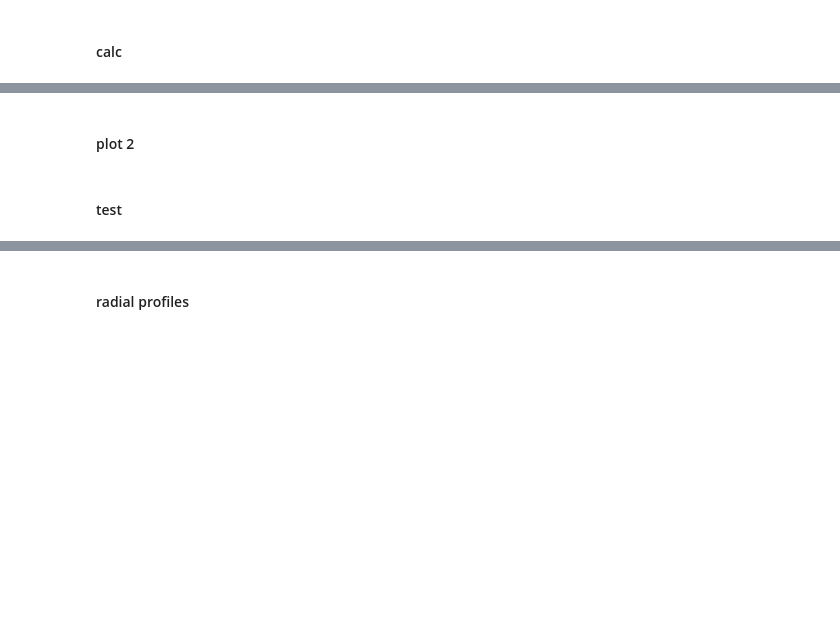
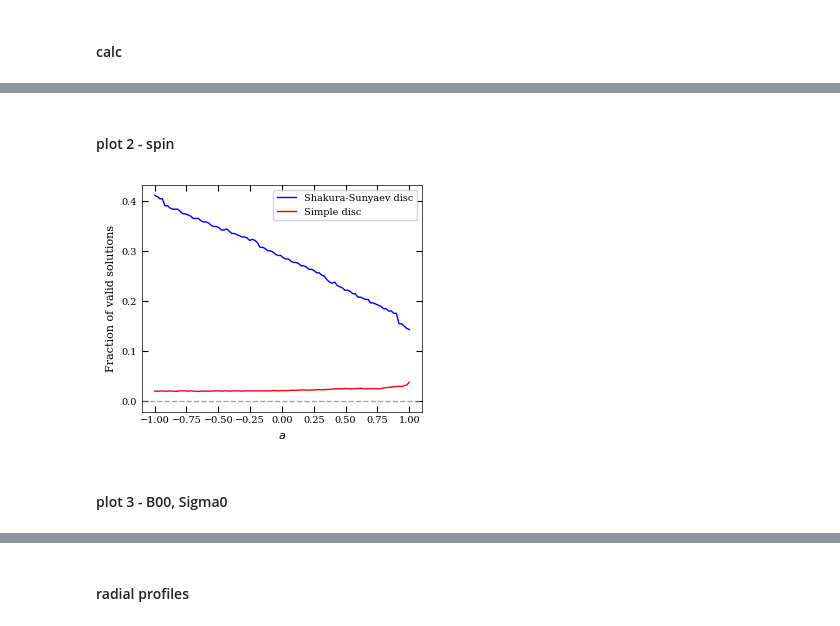
Before and after one commit to mauroghira/iuss_thesis, a Jupyter notebook: AEI_final.ipynb, the cells around one changed output, grey strips where cells are left out. Drawn from its saved outputs; the diff is of its cells as text; code cells hidden in the pictures; blank space fills up the shorter version.

```diff
--- a/AEI_final.ipynb
+++ b/AEI_final.ipynb
@@ -706,2 +674,40 @@ plt.show()
+# %% [markdown]
+#### plot 2 - spin
+# %%
+mm=1
+hor = 0.001
+
+fig, axes = plt.subplots(figsize=(3.4, 2.8))
+
+fix_spines(axes)
+df = all_nt[mm]
+# ── build lineplot ──────────────────────────────────────────────────
+frac_map = df.groupby('a')['pass_wkb'].mean().values
+a_vals   = df.groupby('a')['pass_wkb'].mean().index.values
+axes.plot(a_vals, frac_map, color='blue', lw=1, label="Shakura-Sunyaev disc")
+
+key = (mm, hor)
+df_2 = all_results[key]
+frac_simp = np.full((len(A_GRID)), np.nan)
+for i, A in enumerate(A_GRID):
+    sub = df_2[(df_2['a'] == A)]
+    if len(sub) == 0:
+        continue
+    frac_simp[i] = sub['pass_wkb'].sum() / len(sub)
+axes.plot(A_GRID, frac_simp, color='red', lw=1, label="Simple disc")
+
+axes.axhline(0, color='gray', ls='--', lw=1, alpha=0.7)
+#axes.axhline(1, color='gray', ls='--', lw=1, alpha=0.7)
+
+axes.set_xlabel(r'$a$')
+axes.set_ylabel(r'Fraction of valid solutions')
+axes.legend()
+
+plt.tight_layout()
+for ext in ('pdf', 'png'):
+    plt.savefig(f'aei_2/sol_spin.{ext}', bbox_inches='tight', dpi=150)
+plt.show()
+# %% [output]
+[figure, added]
 # %% [markdown]
-#### plot 2
+#### plot 3 - B00, Sigma0
@@ -875,2 +713,0 @@ fig, df_plot = scatter_bisco_sigma(
-# %% [markdown]
-#### test
```
Also changed, not shown: parts of 24 cells of this notebook, 23 other files.
